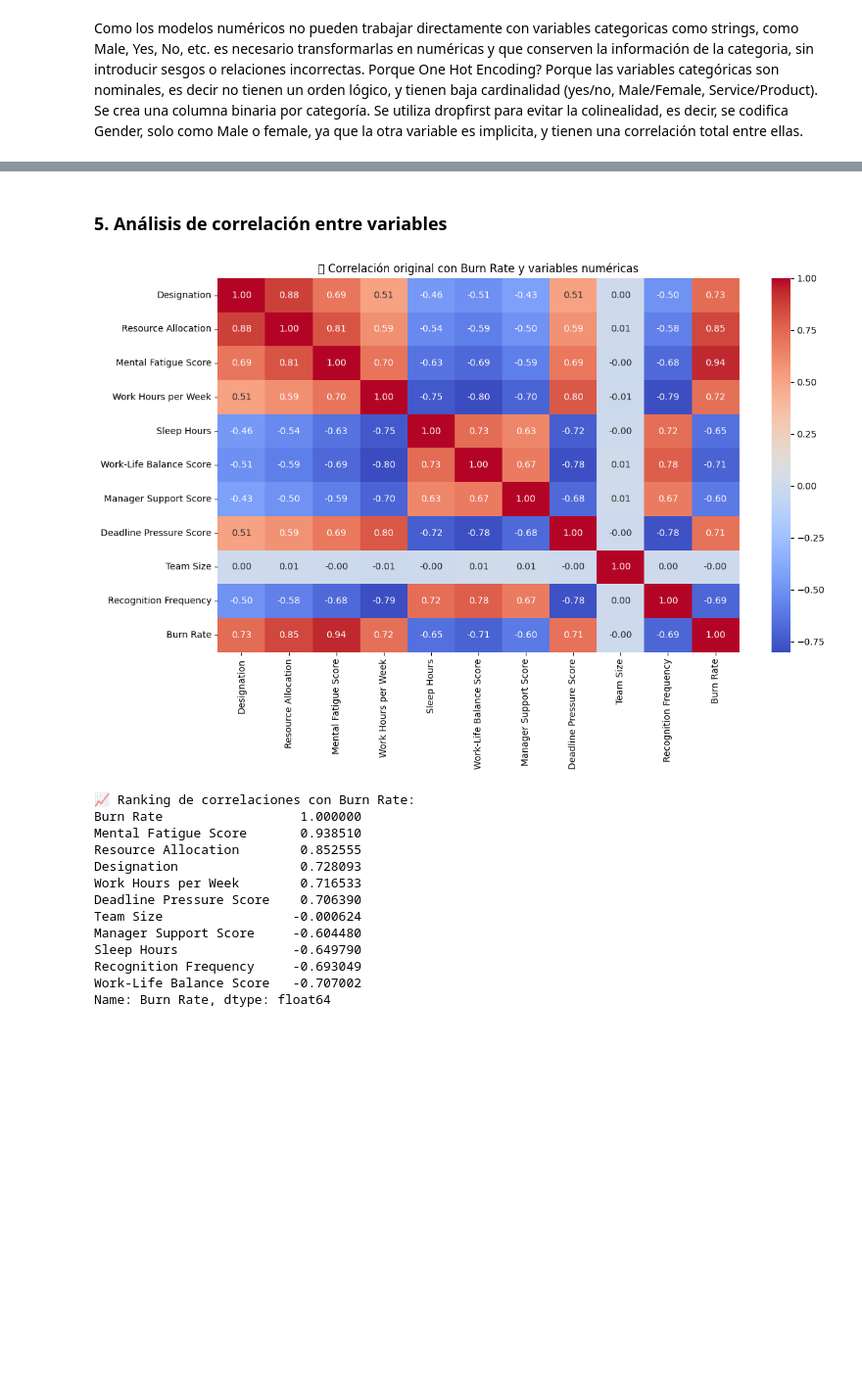
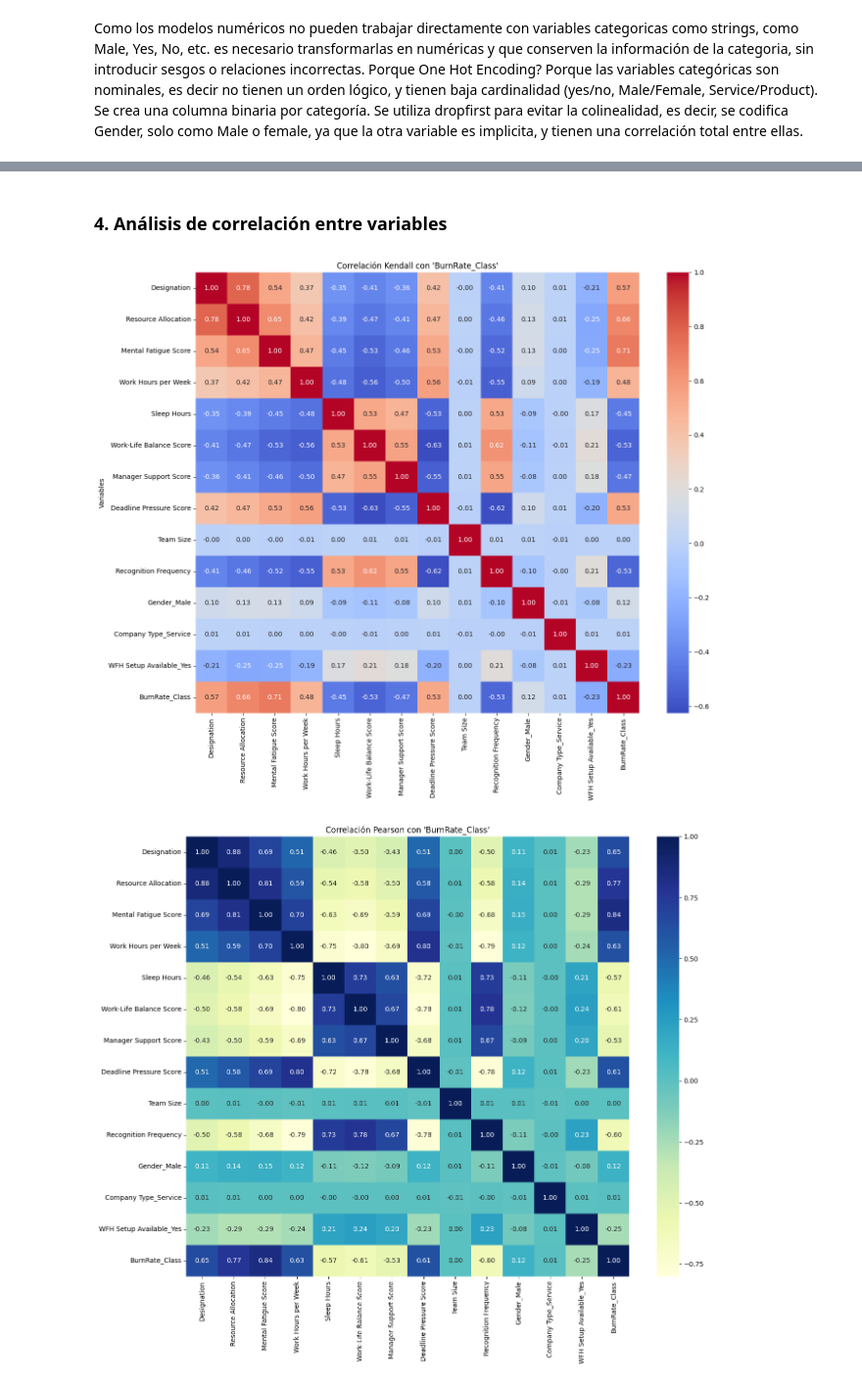
Before and after one commit to emiliano-ipa/CEIA-ML-TPFINAL, a Jupyter notebook: TP1.ipynb, the cells around one changed output, grey strips where cells are left out. Shown at 98% size. Saved outputs shown, nothing was run; the diff lists cells and outputs as text; code cells hidden in the pictures; blank space fills up the shorter version.

```diff
--- a/TP1.ipynb
+++ b/TP1.ipynb
@@ -213,3 +263,0 @@ Porcentaje de registros restantes: 98.08%
-# %%
-# Eliminar filas con valor nulo en Burn Rate
-train_df_limpio = train_df_limpio.dropna(subset=['Burn Rate'])
@@ -603,37 +635,54 @@ Este valor indica que, si bien existe cierto desbalance, no es un desbalance ext
+# %%
+from sklearn.preprocessing import MinMaxScaler
+# aplicar el Escalado Min-Max a las variables numéricas
+variables = [
+    'Resource Allocation', 'Mental Fatigue Score', 'Work Hours per Week',
+    'Sleep Hours', 'Team Size'
+]
+
+X_train_scaled = X_train_full.copy()
+X_test_scaled  = X_test_full.copy()
+
+# 3. Creamos el escalador
+scaler = MinMaxScaler()
+
+# 4. Ajustamos sobre el train y transformamos train y test
+X_train_scaled[variables] = scaler.fit_transform(X_train_scaled[variables])
+X_test_scaled[variables]  = scaler.transform(X_test_scaled[variables])
 # %% [markdown]
-### 5. Análisis de correlación entre variables
+### 4. Análisis de correlación entre variables
 # %%
 import matplotlib.pyplot as plt
 import seaborn as sns
 
-# Copia del DataFrame para análisis de correlación
-df_corr_original = df_train.copy()
+# Crear nuevo DataFrame con las variables escaladas + clase del target
+X_corr_df = X_train_scaled.copy()
+X_corr_df["BurnRate_Class"] = y_train_encoded  # Ya tiene el índice alineado
 
-if 'BurnRate_Class_Encoded' in df_corr_original.columns:
-    df_corr_original = df_corr_original.drop(columns=['BurnRate_Class_Encoded'])
-
-# Matriz de correlación
-plt.figure(figsize=(12, 8))
-sns.heatmap(df_corr_original.corr(numeric_only=True), annot=True, cmap='coolwarm', fmt='.2f')
-plt.title('📊 Correlación original con Burn Rate y variables numéricas')
-plt.tight_layout()
+# ===============================
+# Correlación Kendall
+# ===============================
+plt.figure(figsize=(15, 12))
+sns.heatmap(X_corr_df.corr(method='kendall'), annot=True, fmt=".2f", cmap='coolwarm')
+plt.title("Correlación Kendall con 'BurnRate_Class'")
+plt.ylabel('Variables')
 plt.show()
 
-# Ranking de correlaciones con Burn Rate
-print("📈 Ranking de correlaciones con Burn Rate:")
-print(df_corr_original.corr(numeric_only=True)['Burn Rate'].sort_values(ascending=False))
+# ===============================
+# Correlación Pearson
+# ===============================
+plt.figure(figsize=(15, 12))
+sns.heatmap(X_corr_df.corr(method='pearson'), annot=True, fmt=".2f", cmap='YlGnBu')
+plt.title("Correlación Pearson con 'BurnRate_Class'")
+plt.show()
+
+# ===============================
+# Correlación Spearman
+# ===============================
+plt.figure(figsize=(15, 12))
+sns.heatmap(X_corr_df.corr(method='spearman'), annot=True, fmt=".2f", cmap='YlOrBr')
+plt.title("Correlación Spearman con 'BurnRate_Class'")
+plt.show()
 # %% [output]
-[figure, old version]
+[figure, new version]
-📈 Ranking de correlaciones con Burn Rate:
-Burn Rate                  1.000000
-Mental Fatigue Score       0.938510
-Resource Allocation        0.852555
-Designation                0.728093
-Work Hours per Week        0.716533
-Deadline Pressure Score    0.706390
-Team Size                 -0.000624
-Manager Support Score     -0.604480
-Sleep Hours               -0.649790
-Recognition Frequency     -0.693049
-Work-Life Balance Score   -0.707002
-Name: Burn Rate, dtype: float64
+[figure, added]
```
Also changed, not shown: parts of 48 cells of this notebook.
